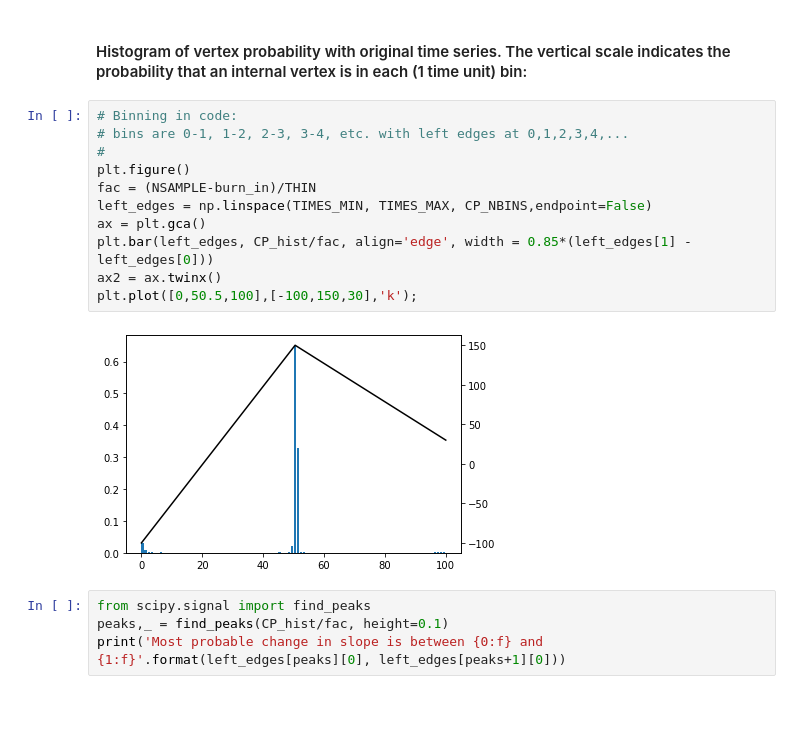
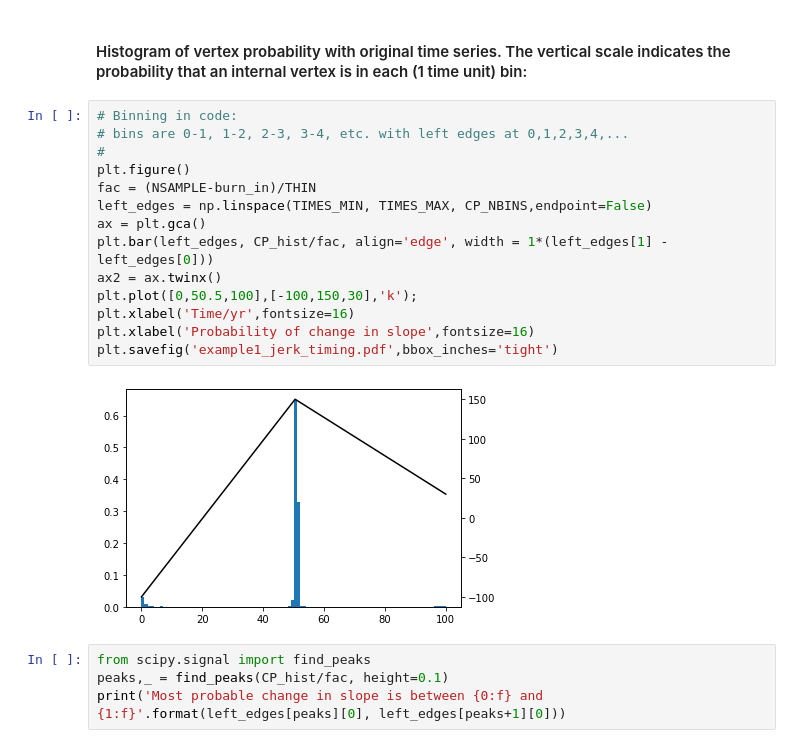
Before and after one commit to plivermore/jerk_finder, a Jupyter notebook: test_jerk_finder.ipynb, the cells around one changed output. Saved outputs shown, nothing was run; the diff lists cells and outputs as text; blank space fills up the shorter version.

```diff
--- a/test_jerk_finder.ipynb
+++ b/test_jerk_finder.ipynb
@@ -91,16 +96,19 @@ plt.legend(loc='lower center')
 # %%
 # Binning in code:
 # bins are 0-1, 1-2, 2-3, 3-4, etc. with left edges at 0,1,2,3,4,...
 #
 plt.figure()
 fac = (NSAMPLE-burn_in)/THIN
 left_edges = np.linspace(TIMES_MIN, TIMES_MAX, CP_NBINS,endpoint=False)
 ax = plt.gca()
-plt.bar(left_edges, CP_hist/fac, align='edge', width = 0.85*(left_edges[1] - left_edges[0]))
+plt.bar(left_edges, CP_hist/fac, align='edge', width = 1*(left_edges[1] - left_edges[0]))
 ax2 = ax.twinx()
 plt.plot([0,50.5,100],[-100,150,30],'k');
+plt.xlabel('Time/yr',fontsize=16)
+plt.xlabel('Probability of change in slope',fontsize=16)
+plt.savefig('example1_jerk_timing.pdf',bbox_inches='tight')
 # %% [output]
-[figure, old version]
+[figure, new version]
 # %%
 from scipy.signal import find_peaks
 peaks,_ = find_peaks(CP_hist/fac, height=0.1)
```
Also changed, not shown: parts of 3 cells of this notebook, 3 other files.
